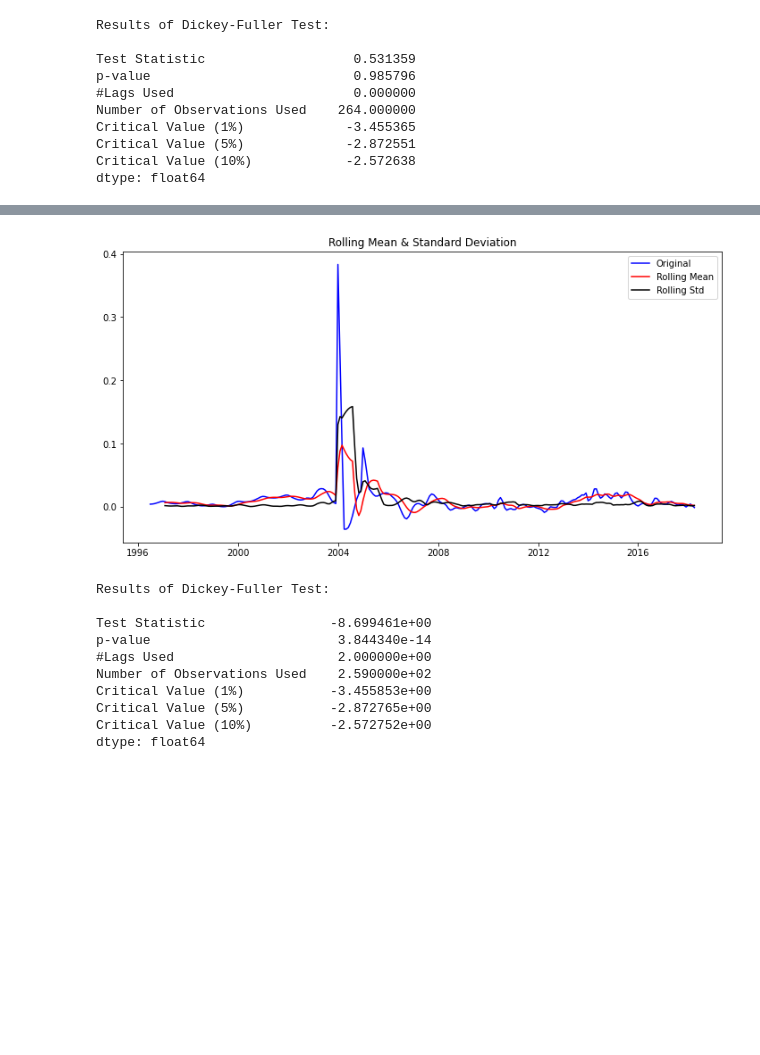
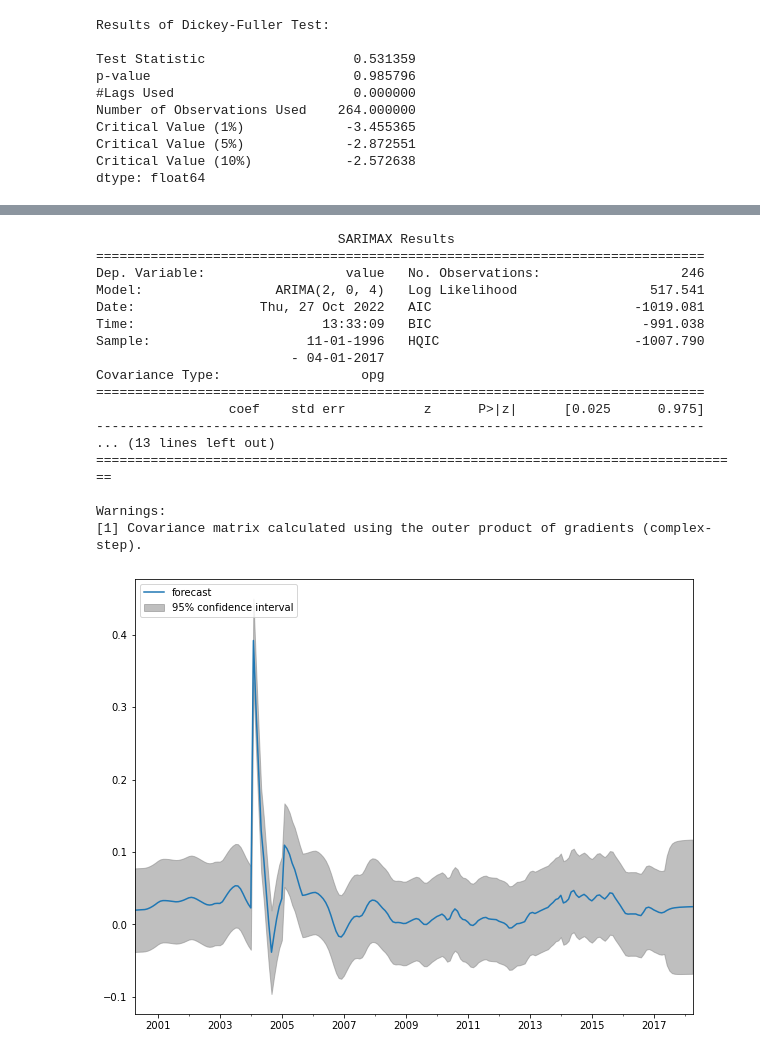
Before and after one commit to sarahadamsjack/time-series, a Jupyter notebook: final.ipynb, the cells around one changed output, grey strips where cells are left out. Saved outputs shown, nothing was run; the diff lists cells and outputs as text; code cells hidden in the pictures; blank space fills up the shorter version.

```diff
--- a/final.ipynb
+++ b/final.ipynb
@@ -218,15 +241,31 @@ data_minus_roll_mean_nyc.dropna(inplace=True)
-# %%
-stationarity_check(data_minus_roll_mean_nyc)
-model_nyc = data_minus_roll_mean_nyc
-# %% [output]
-[figure, removed]
-Results of Dickey-Fuller Test:
-
-Test Statistic                -8.699461e+00
-p-value                        3.844340e-14
-#Lags Used                     2.000000e+00
-Number of Observations Used    2.590000e+02
-Critical Value (1%)           -3.455853e+00
-Critical Value (5%)           -2.872765e+00
-Critical Value (10%)          -2.572752e+00
-dtype: float64
+# %%
+train = model_nyc.iloc[:-12]
+test = model_nyc.iloc[-12:]
+
+arima_nyc = ARIMA(train, order=(2,0,4))
+arima_nyc_model = arima_nyc.fit()
+print(arima_nyc_model.summary())
+
+
+fig, ax = plt.subplots(figsize=(10, 8))
+fig = plot_predict(arima_nyc_model, start="2000-04-01", end="2018-04-01", ax=ax)
+legend = ax.legend(loc="upper left")
+# %% [output]
+                               SARIMAX Results
+==============================================================================
+Dep. Variable:                  value   No. Observations:                  246
+Model:                 ARIMA(2, 0, 4)   Log Likelihood                 517.541
+Date:                Thu, 27 Oct 2022   AIC                          -1019.081
+Time:                        13:33:09   BIC                           -991.038
+Sample:                    11-01-1996   HQIC                         -1007.790
+                         - 04-01-2017
+Covariance Type:                  opg
+==============================================================================
+                 coef    std err          z      P>|z|      [0.025      0.975]
+------------------------------------------------------------------------------
+... (13 lines left out)
+===================================================================================
+
+Warnings:
+[1] Covariance matrix calculated using the outer product of gradients (complex-step).
+[figure, added]
```
Also changed, not shown: parts of 43 cells of this notebook.
